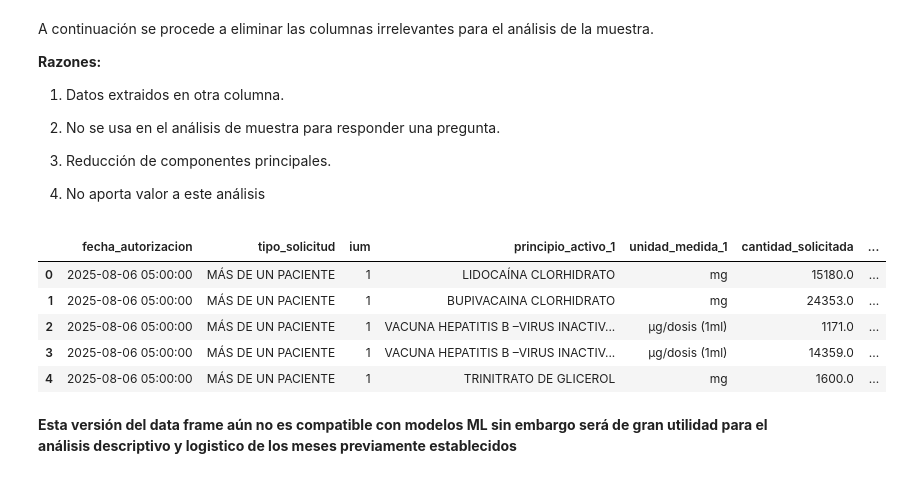
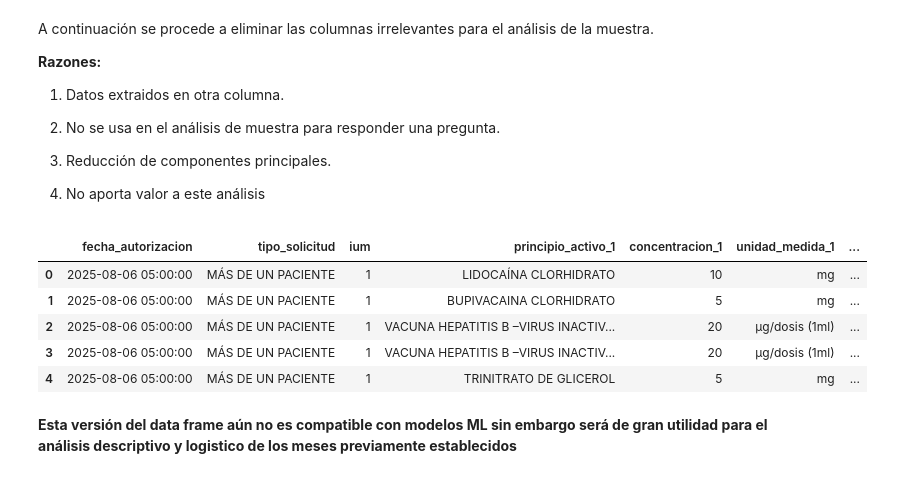
Before and after one commit to IvanTrujillo7/Entrega-final-Data-Science-II, a Jupyter notebook: Proyecto_final_Data_Science_II_CristianTrujillo.ipynb, the cells around one changed output. Cells and saved outputs as stored; diff of their text form; code cells hidden in the pictures.

```diff
--- a/Proyecto_final_Data_Science_II_CristianTrujillo.ipynb
+++ b/Proyecto_final_Data_Science_II_CristianTrujillo.ipynb
@@ -972,26 +968,25 @@ A continuación se procede a eliminar las columnas irrelevantes para el análisi
 2.   No aporta valor a este análisis
 # %%
 columnas_a_eliminar = [
-    'concentracion_1',
     'principio_activo_2',
     'concentracion_2',
     'unidad_medida_2',
     'nombre_comercial',
     'presentacion_comercial',
     'diagnostico_1_raw',
     'codigo_cie10',
     'forma_farmaceutica', 'solicitante'
 ]
 
 df_opt = df_clean.drop(columns=columnas_a_eliminar)
 df_opt.head()
 # %% [output]
-|  | fecha_autorizacion | tipo_solicitud | ium | principio_activo_1 | unidad_medida_1 | cantidad_solicitada | ... |
-| 0 | 2025-08-06 05:00:00 | MÁS DE UN PACIENTE | 1 | LIDOCAÍNA CLORHIDRATO | mg | 15180.0 | ... |
-| 1 | 2025-08-06 05:00:00 | MÁS DE UN PACIENTE | 1 | BUPIVACAINA CLORHIDRATO | mg | 24353.0 | ... |
-| 2 | 2025-08-06 05:00:00 | MÁS DE UN PACIENTE | 1 | VACUNA HEPATITIS B –VIRUS INACTIV... | µg/dosis (1ml) | 1171.0 | ... |
-| 3 | 2025-08-06 05:00:00 | MÁS DE UN PACIENTE | 1 | VACUNA HEPATITIS B –VIRUS INACTIV... | µg/dosis (1ml) | 14359.0 | ... |
-| 4 | 2025-08-06 05:00:00 | MÁS DE UN PACIENTE | 1 | TRINITRATO DE GLICEROL | mg | 1600.0 | ... |
+|  | fecha_autorizacion | tipo_solicitud | ium | principio_activo_1 | concentracion_1 | unidad_medida_1 | ... |
+| 0 | 2025-08-06 05:00:00 | MÁS DE UN PACIENTE | 1 | LIDOCAÍNA CLORHIDRATO | 10 | mg | ... |
+| 1 | 2025-08-06 05:00:00 | MÁS DE UN PACIENTE | 1 | BUPIVACAINA CLORHIDRATO | 5 | mg | ... |
+| 2 | 2025-08-06 05:00:00 | MÁS DE UN PACIENTE | 1 | VACUNA HEPATITIS B –VIRUS INACTIV... | 20 | µg/dosis (1ml) | ... |
+| 3 | 2025-08-06 05:00:00 | MÁS DE UN PACIENTE | 1 | VACUNA HEPATITIS B –VIRUS INACTIV... | 20 | µg/dosis (1ml) | ... |
+| 4 | 2025-08-06 05:00:00 | MÁS DE UN PACIENTE | 1 | TRINITRATO DE GLICEROL | 5 | mg | ... |
 # %%
 df_opt.to_csv('df_opt.csv', index=False, encoding='utf-8') # Se creó una versión csv para una visualización en excel#
 # %% [markdown]
```
Also changed, not shown: parts of 24 cells of this notebook.
